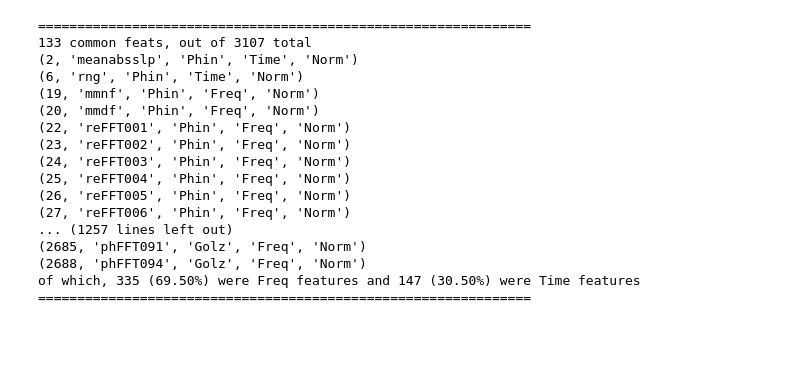
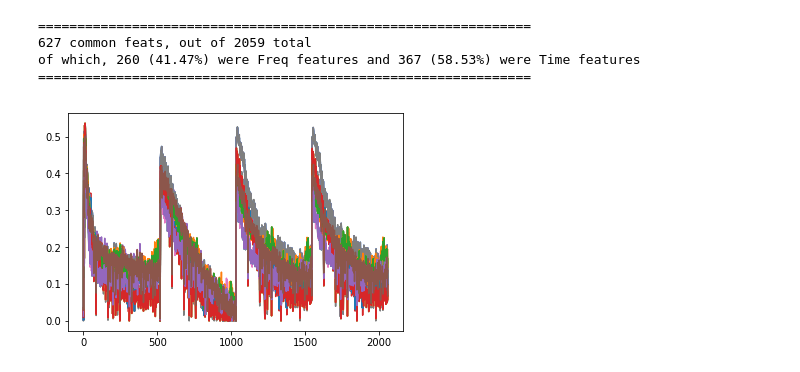
Before and after one commit to jagrio/MachineLearningSlippage, a Jupyter notebook: MLslippagesrc/MLslippage/FeatExplained.ipynb, the cells around one changed output. Cells and saved outputs as stored; diff of their text form; code cells hidden in the pictures; blank space fills up the shorter version.

Commit message:
Added get_tot_feats subfs partial functionality

```diff
--- a/MLslippagesrc/MLslippage/FeatExplained.ipynb
+++ b/MLslippagesrc/MLslippage/FeatExplained.ipynb
@@ -189,10 +170,14 @@ def get_tot_feats(fs, subfs, r):
         # for every training surface
         model_file = np.load(filn)
         model = model_file['model']
-
         #keep a list of the 1000 features kept
+        model_feat_scores = list(model[0].named_steps['feature_selection'].scores_)
         bool_model_features = list(model[0].named_steps['feature_selection'].get_support(indices = False))
-    #     model_feat_scores = list(model[0].named_steps['feature_selection'].scores_)
+        if subfs!=2:
+            bool_model_features = np.logical_not(np.array(bool_model_features))
+            bool_model_features[np.array(model_feat_scores).argsort()[-1000:][::-1].tolist()] = True
+            bool_model_features = bool_model_features.tolist()
+        plt.plot(model_feat_scores)
         bool_tot_feats.append(bool_model_features)
 
     return bool_tot_feats
@@ -237,24 +222,14 @@ def freq_time_counter(full_names):
 # %%
 ### Example
 
-for r in range(1,6):
-    tot_feats = get_tot_feats(fs = 0, subfs = 3, r = r)
-    common_feats = get_common_feats(bool_tot_feats = tot_feats, skip_surf = 6, print_common_feats= 1)
+for r in range(1,2):
+    tot_feats = get_tot_feats(fs=0, subfs=1, r=r)
+#     print np.array(tot_feats).shape
+#     print tot_feats
+    common_feats = get_common_feats(bool_tot_feats=tot_feats, skip_surf=6, print_common_feats=0)
 # %% [output]
 ===============================================================
-133 common feats, out of 3107 total
-(2, 'meanabsslp', 'Phin', 'Time', 'Norm')
-(6, 'rng', 'Phin', 'Time', 'Norm')
-(19, 'mmnf', 'Phin', 'Freq', 'Norm')
-(20, 'mmdf', 'Phin', 'Freq', 'Norm')
-(22, 'reFFT001', 'Phin', 'Freq', 'Norm')
-(23, 'reFFT002', 'Phin', 'Freq', 'Norm')
-(24, 'reFFT003', 'Phin', 'Freq', 'Norm')
-(25, 'reFFT004', 'Phin', 'Freq', 'Norm')
-(26, 'reFFT005', 'Phin', 'Freq', 'Norm')
-(27, 'reFFT006', 'Phin', 'Freq', 'Norm')
-... (1257 lines left out)
-(2685, 'phFFT091', 'Golz', 'Freq', 'Norm')
-(2688, 'phFFT094', 'Golz', 'Freq', 'Norm')
-of which, 335 (69.50%) were Freq features and 147 (30.50%) were Time features
+627 common feats, out of 2059 total
+of which, 260 (41.47%) were Freq features and 367 (58.53%) were Time features
 ===============================================================
+[figure, added]
```
Also changed, not shown: parts of 2 cells of this notebook.
